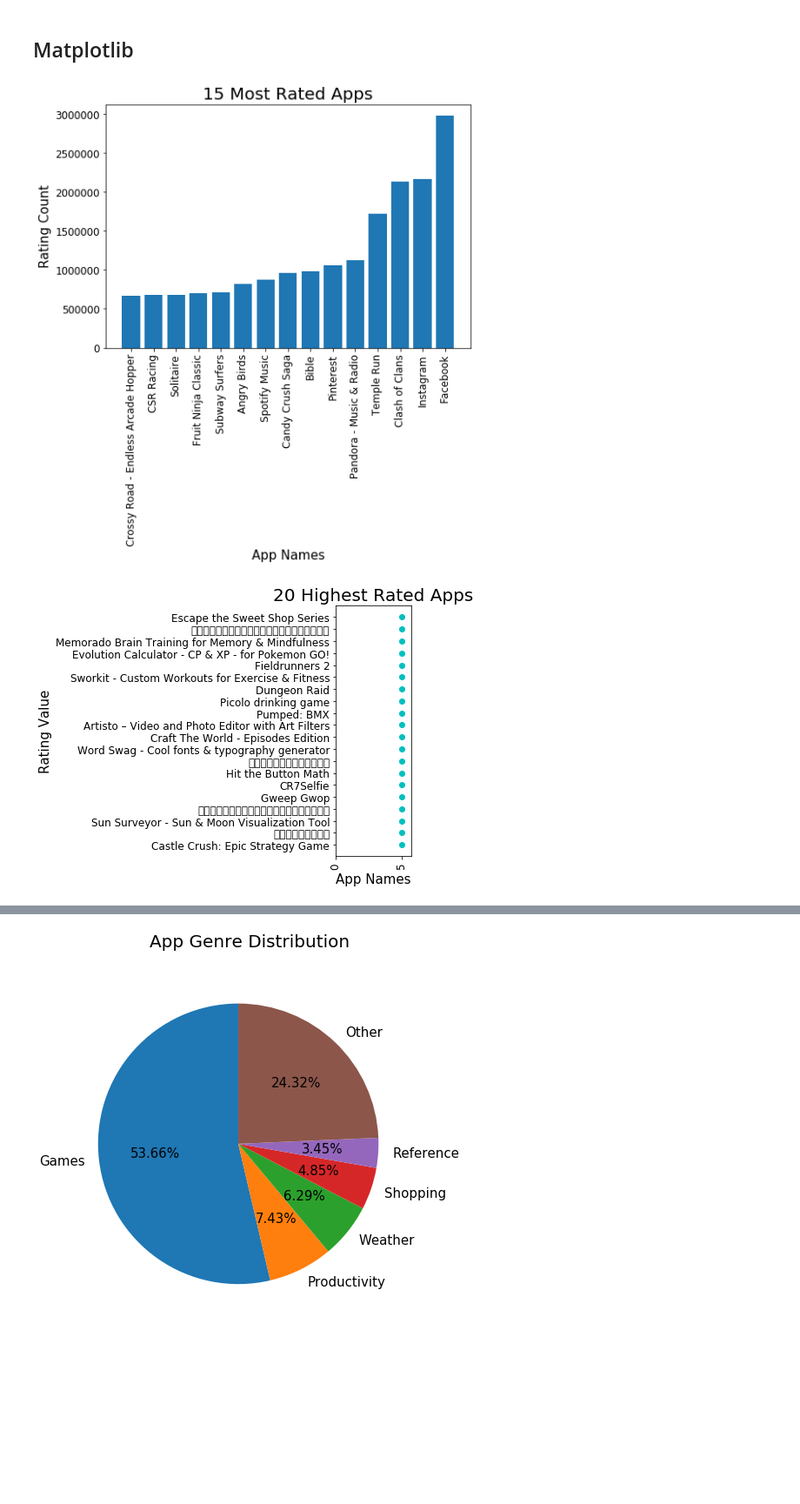
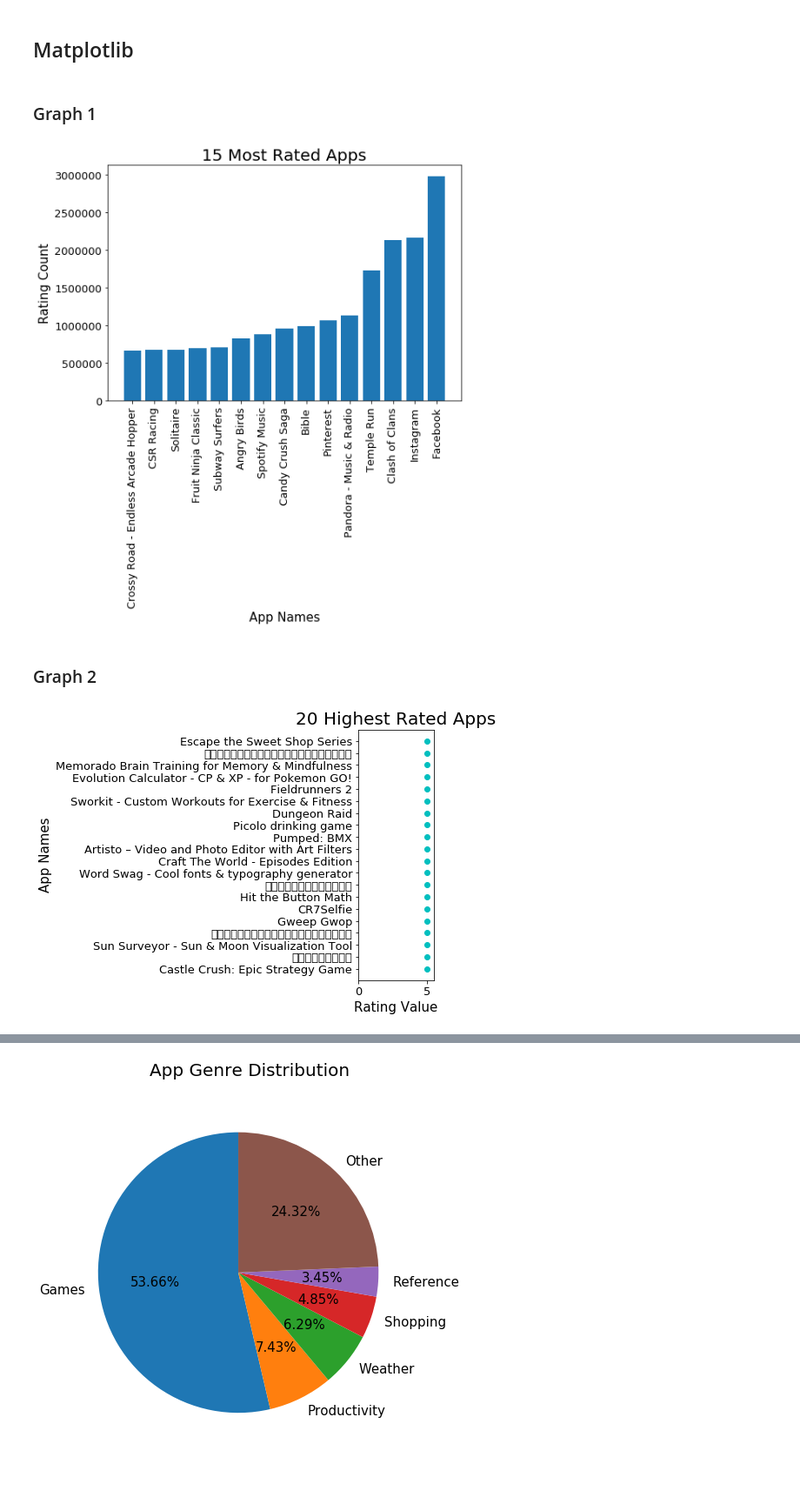
Before and after one commit to MtheEPIC/KaggleProj, a Jupyter notebook: Apple_Visualization.ipynb, the cells around one changed output, grey strips where cells are left out. Shown at 87% size. Cells and saved outputs as stored; diff of their text form; code cells hidden in the pictures; blank space fills up the shorter version.

```diff
--- a/Apple_Visualization.ipynb
+++ b/Apple_Visualization.ipynb
@@ -43,0 +47,3 @@ memory usage: 731.1+ KB
+# %%
+df = df.drop('Unnamed: 0', axis=1)
+df.head()
@@ -46,12 +60,14 @@ memory usage: 731.1+ KB
 # %% [markdown]
 ## Const Vars
 # %%
-supSize = 30
+supSize = 25
 titleSize = 20
 labelSize = 15
-tickSize = 12
+tickSize = 13
 # %% [markdown]
 ## Matplotlib
+# %% [markdown]
+### Graph 1
 # %%
 #TAR 4
 fig = plt.figure()
@@ -69,23 +85,25 @@ plt.yticks(fontsize=tickSize)
 
 plt.show()
 # %% [output]
-[figure, old version]
+[figure, new version]
+# %% [markdown]
+### Graph 2
 # %%
 #TAR 5
 fig = plt.figure()
 ax = fig.add_axes([0, 0, .2, 1])
-x = df.sort_values(['user_rating'])[-20:]['track_name']
-y = df.sort_values(['user_rating'])[-20:]['user_rating']
+x = df.sort_values(['user_rating'])[-20:]['user_rating']
+y = df.sort_values(['user_rating'])[-20:]['track_name']
 
-ax.plot(y, x, 'co')
+ax.plot(x, y, 'co')
 
 ax.set_title('20 Highest Rated Apps', fontsize=titleSize)
-ax.set_xlabel('App Names', fontsize=labelSize)
-ax.set_ylabel('Rating Value', fontsize=labelSize)
-plt.xticks(rotation=90, fontsize=tickSize)
+ax.set_ylabel('App Names', fontsize=labelSize)
+ax.set_xlabel('Rating Value', fontsize=labelSize)
+plt.xticks(fontsize=tickSize)
 plt.yticks(fontsize=tickSize)
-ax.set_xlim(0, 5.7)
+ax.set_xlim(0, 5.5)
 
 plt.show()
 # %% [output]
-[figure, old version]
+[figure, new version]
```
Also changed, not shown: parts of 28 cells of this notebook.
